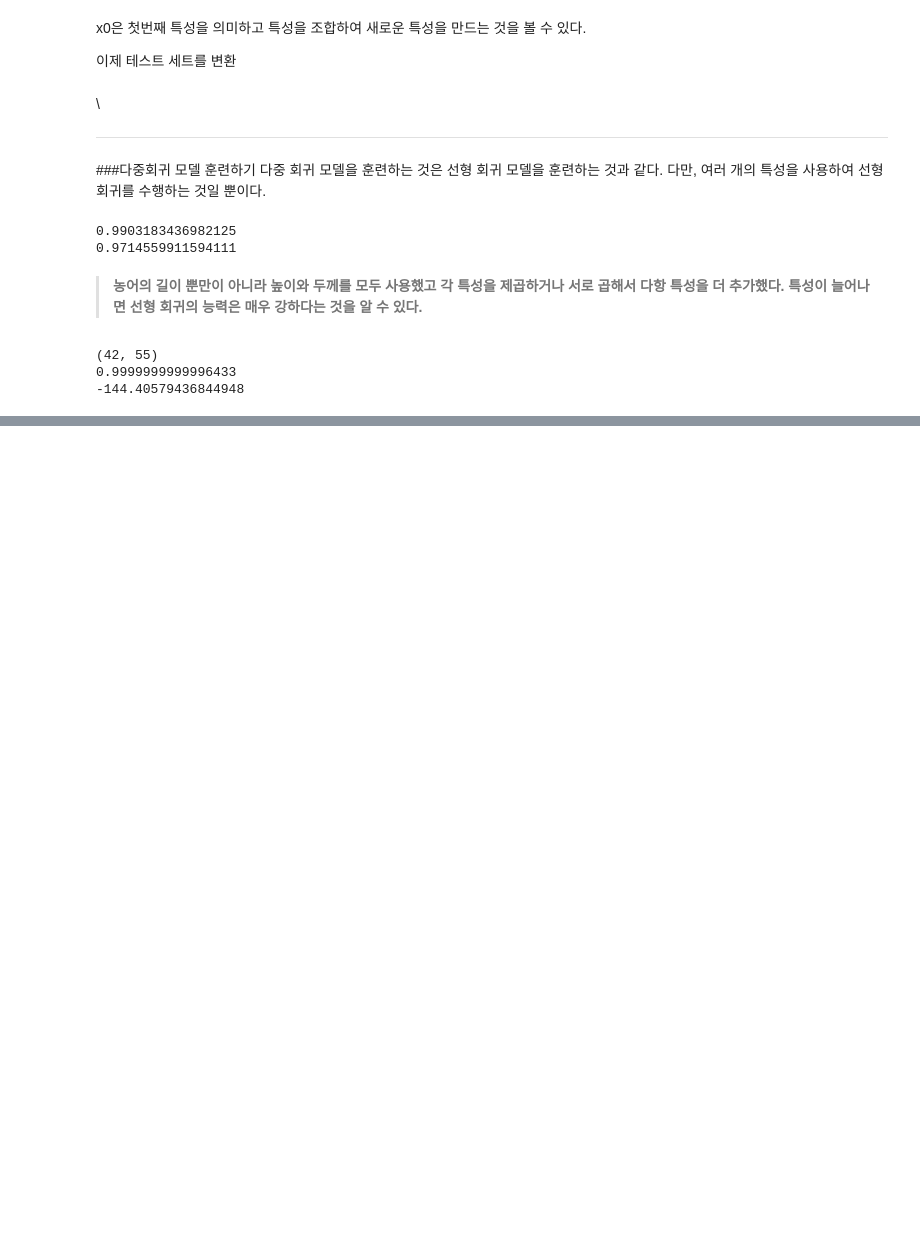
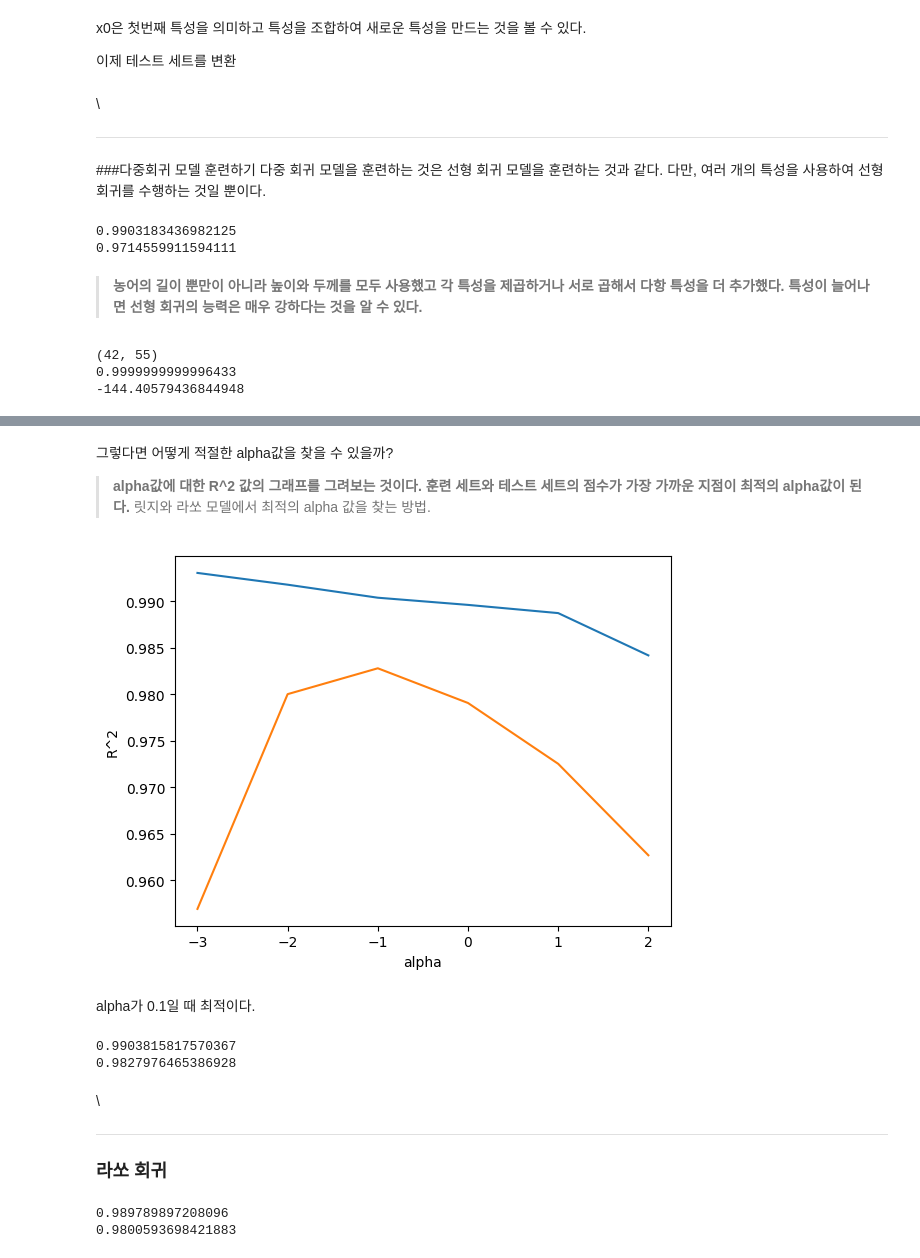
Before and after one commit to yooburi/alone_DL_study, a Jupyter notebook: alone_study_deaplearning.ipynb, the cells around one changed output, grey strips where cells are left out. Saved outputs shown, nothing was run; the diff lists cells and outputs as text; code cells hidden in the pictures; blank space fills up the shorter version.

```diff
--- a/alone_study_deaplearning.ipynb
+++ b/alone_study_deaplearning.ipynb
@@ -935,0 +947,8 @@ print(lr.score(test_poly, test_target))
+# %%
+from sklearn.preprocessing import StandardScaler
+
+ss = StandardScaler() #표준점수.. 평균과 표준편차 가지고 있음.
+ss.fit(train_poly)
+
+train_scaled = ss.transform(train_poly)
+test_scaled = ss.transform(test_poly) #꼭 훈련 세트로 학습한 변환기를 사용해 테스트 세트도 변환해야 한다.
@@ -935,0 +966,8 @@ print(lr.score(test_poly, test_target))
+# %%
+#릿지 회귀
+from sklearn.linear_model import Ridge
+
+ridge = Ridge()
+ridge.fit(train_scaled, train_target)
+print(ridge.score(train_scaled, train_target))
+print(ridge.score(test_scaled, test_target))
@@ -935,0 +983,52 @@ print(lr.score(test_poly, test_target))
+# %% [markdown]
+그렇다면 어떻게 적절한 alpha값을 찾을 수 있을까?
+
+> **alpha값에 대한 R^2 값의 그래프를 그려보는 것이다. 훈련 세트와 테스트 세트의 점수가 가장 가까운 지점이 최적의 alpha값이 된다.**
+릿지와 라쏘 모델에서 최적의 alpha 값을 찾는 방법.
+# %%
+import matplotlib.pyplot as plt
+train_score = []
+test_score = []
+
+alpha_list = [0.001, 0.01, 0.1, 1, 10, 100]
+for alpha in alpha_list:
+  #릿지 모델
+  ridge = Ridge(alpha=alpha)
+  #훈련
+  ridge.fit(train_scaled, train_target)
+  #훈련 점수와 테스트 점수 저장
+  train_score.append(ridge.score(train_scaled, train_target))
+  test_score.append(ridge.score(test_scaled, test_target))
+
+plt.plot(np.log10(alpha_list), train_score)
+plt.plot(np.log10(alpha_list), test_score)
+plt.xlabel('alpha')
+plt.ylabel('R^2')
+plt.show()
+# %% [output]
+[figure, added]
+# %% [markdown]
+alpha가 0.1일 때 최적이다.
+# %%
+ridge = Ridge(alpha=0.1)
+ridge.fit(train_scaled, train_target)
+print(ridge.score(train_scaled, train_target))
+print(ridge.score(test_scaled, test_target))
+# %% [output]
+0.9903815817570367
+0.9827976465386928
+# %% [markdown]
+\
+
+---
+### 라쏘 회귀
+# %%
+from sklearn.linear_model import Lasso
+
+lasso = Lasso()
+lasso.fit(train_scaled, train_target)
+print(lasso.score(train_scaled, train_target))
+print(lasso.score(test_scaled, test_target))
+# %% [output]
+0.989789897208096
+0.9800593698421883
```
Also changed, not shown: parts of 11 cells of this notebook.
